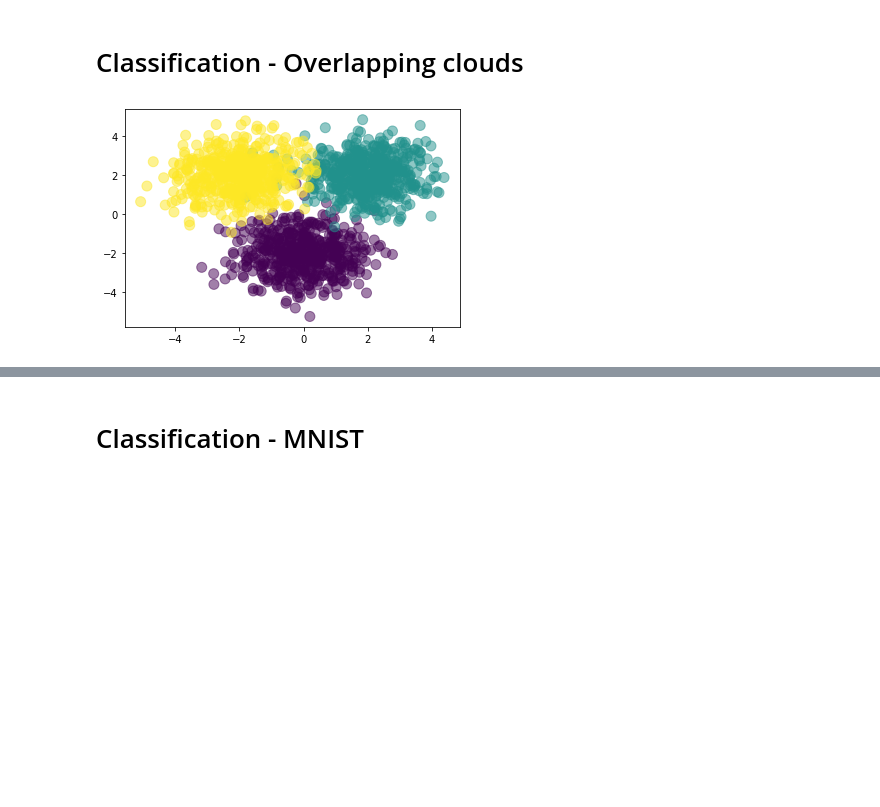
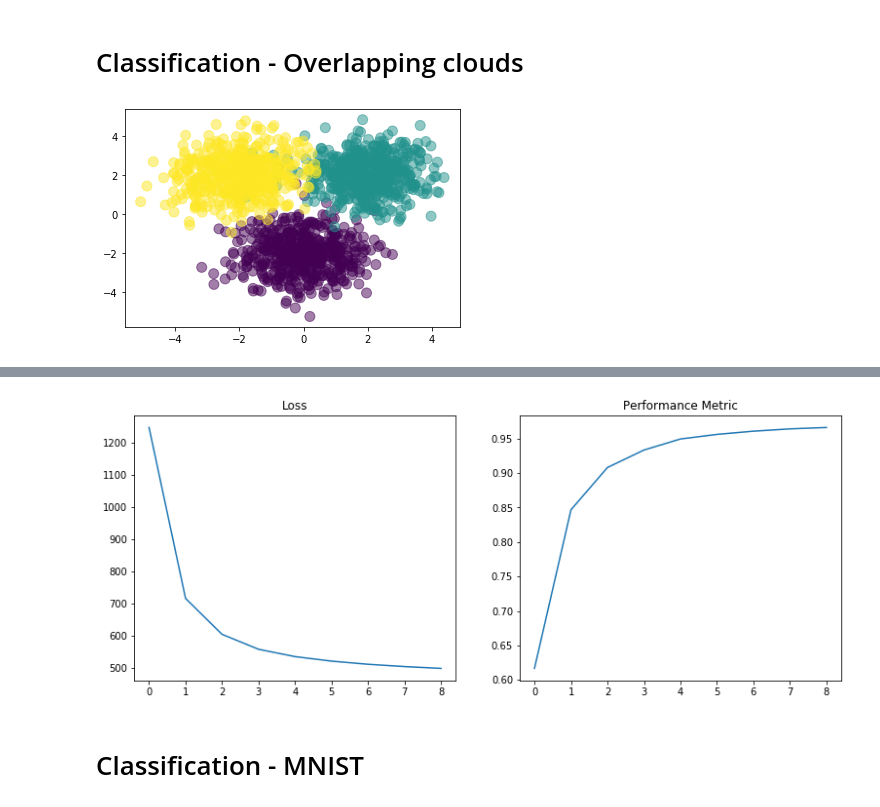
Before and after one commit to jackblandin/research, a Jupyter notebook: experiments/neural_networks/mlp.ipynb, the cells around one changed output, grey strips where cells are left out. Drawn from its saved outputs; the diff is of its cells as text; code cells hidden in the pictures; blank space fills up the shorter version.

Commit message:
Move learning rate into optimizer, implement AdaGradOptimizer

```diff
--- a/experiments/neural_networks/mlp.ipynb
+++ b/experiments/neural_networks/mlp.ipynb
@@ -1034,11 +1077,12 @@ _K = 3 # number of classes
 
 _X, _Y = create_data(_Nclass, _D, _M, _K)
 
-opt = MomentumOptimizer(_D, _K, _M, mu=.95)
+# opt = MomentumOptimizer(_D, _K, _M, lr=1e-7, mu=.95)
+opt = AdaGradOptimizer(_D, _K, _M, lr=.005)
 
-_nn = MLPClassifier(_D, _K, _M, ReLU(), opt, learning_rate=1e-7)
+_nn = MLPClassifier(_D, _K, _M, ReLU(), opt)
 
-_nn.fit(_X, _Y, 1000, batch_size=100)
+_nn.fit(_X, _Y, 500, batch_size=100)
 
 _preds, _Z = _nn.forward(_X)
 # %% [output]
@@ -1048,3 +1100,4 @@ epoch: 100, loss: 979.77, performance_metric: 0.7593, max weight: 1.836, max wei
+[figure, added]
 # %% [markdown]
 # Classification - MNIST
 # %%
```
Also changed, not shown: parts of 3 cells of this notebook, 2 other files.
